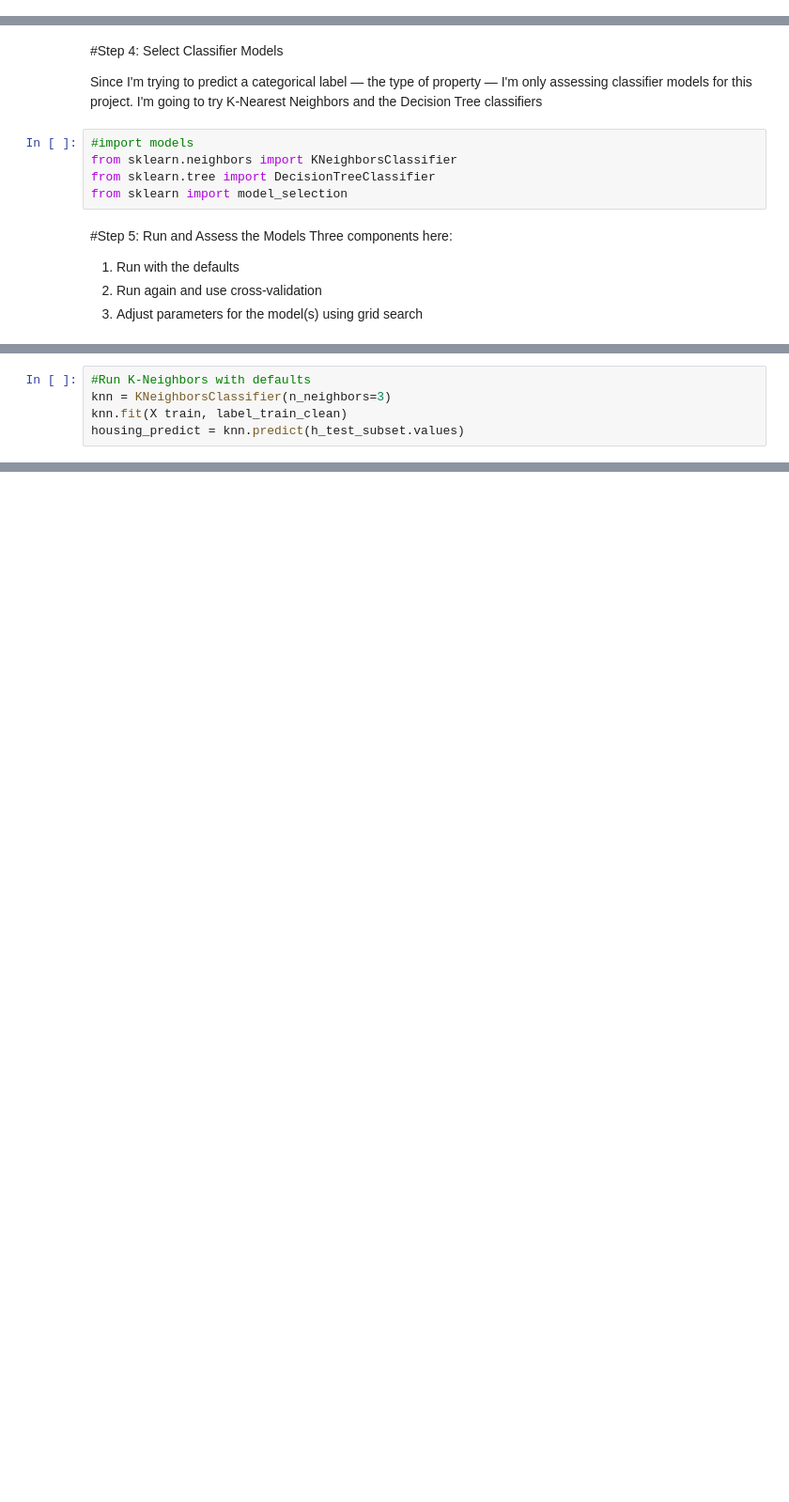
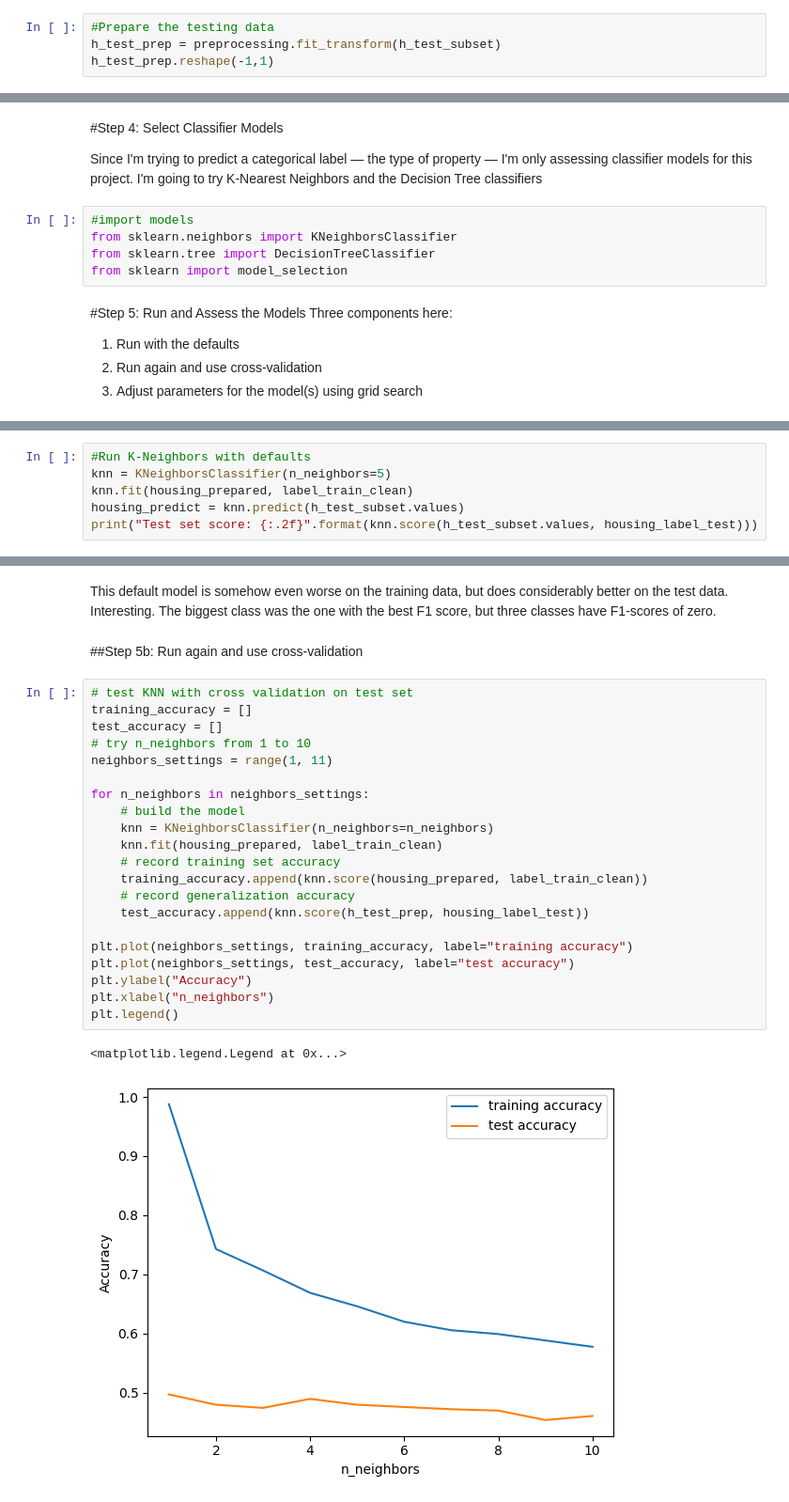
Before and after one commit to coughlinjennie/data71200, a Jupyter notebook: projects/DATA71200_Project2b_Coughlin.ipynb, the cells around one changed output, grey strips where cells are left out. Shown at 94% size. Cells and saved outputs as stored; diff of their text form; blank space fills up the shorter version.

```diff
--- a/projects/DATA71200_Project2b_Coughlin.ipynb
+++ b/projects/DATA71200_Project2b_Coughlin.ipynb
@@ -188,0 +187,4 @@ housing_prepared.shape
+# %%
+#Prepare the testing data
+h_test_prep = preprocessing.fit_transform(h_test_subset)
+h_test_prep.reshape(-1,1)
@@ -218,6 +233,7 @@ X_train = housing_prepared
 # %%
 #Run K-Neighbors with defaults
-knn = KNeighborsClassifier(n_neighbors=3)
-knn.fit(X train, label_train_clean)
+knn = KNeighborsClassifier(n_neighbors=5)
+knn.fit(housing_prepared, label_train_clean)
 housing_predict = knn.predict(h_test_subset.values)
+print("Test set score: {:.2f}".format(knn.score(h_test_subset.values, housing_label_test)))
 # %% [output]
@@ -247,0 +298,28 @@ tree.predict(h_test_subset)
+# %% [markdown]
+This default model is somehow even worse on the training data, but does considerably better on the test data. Interesting. The biggest class was the one with the best F1 score, but three classes have F1-scores of zero.
+# %% [markdown]
+##Step 5b: Run again and use cross-validation
+# %%
+# test KNN with cross validation on test set
+training_accuracy = []
+test_accuracy = []
+# try n_neighbors from 1 to 10
+neighbors_settings = range(1, 11)
+
+for n_neighbors in neighbors_settings:
+    # build the model
+    knn = KNeighborsClassifier(n_neighbors=n_neighbors)
+    knn.fit(housing_prepared, label_train_clean)
+    # record training set accuracy
+    training_accuracy.append(knn.score(housing_prepared, label_train_clean))
+    # record generalization accuracy
+    test_accuracy.append(knn.score(h_test_prep, housing_label_test))
+
+plt.plot(neighbors_settings, training_accuracy, label="training accuracy")
+plt.plot(neighbors_settings, test_accuracy, label="test accuracy")
+plt.ylabel("Accuracy")
+plt.xlabel("n_neighbors")
+plt.legend()
+# %% [output]
+<matplotlib.legend.Legend at 0x...>
+[figure, added]
```
Also changed, not shown: parts of 39 cells of this notebook.
